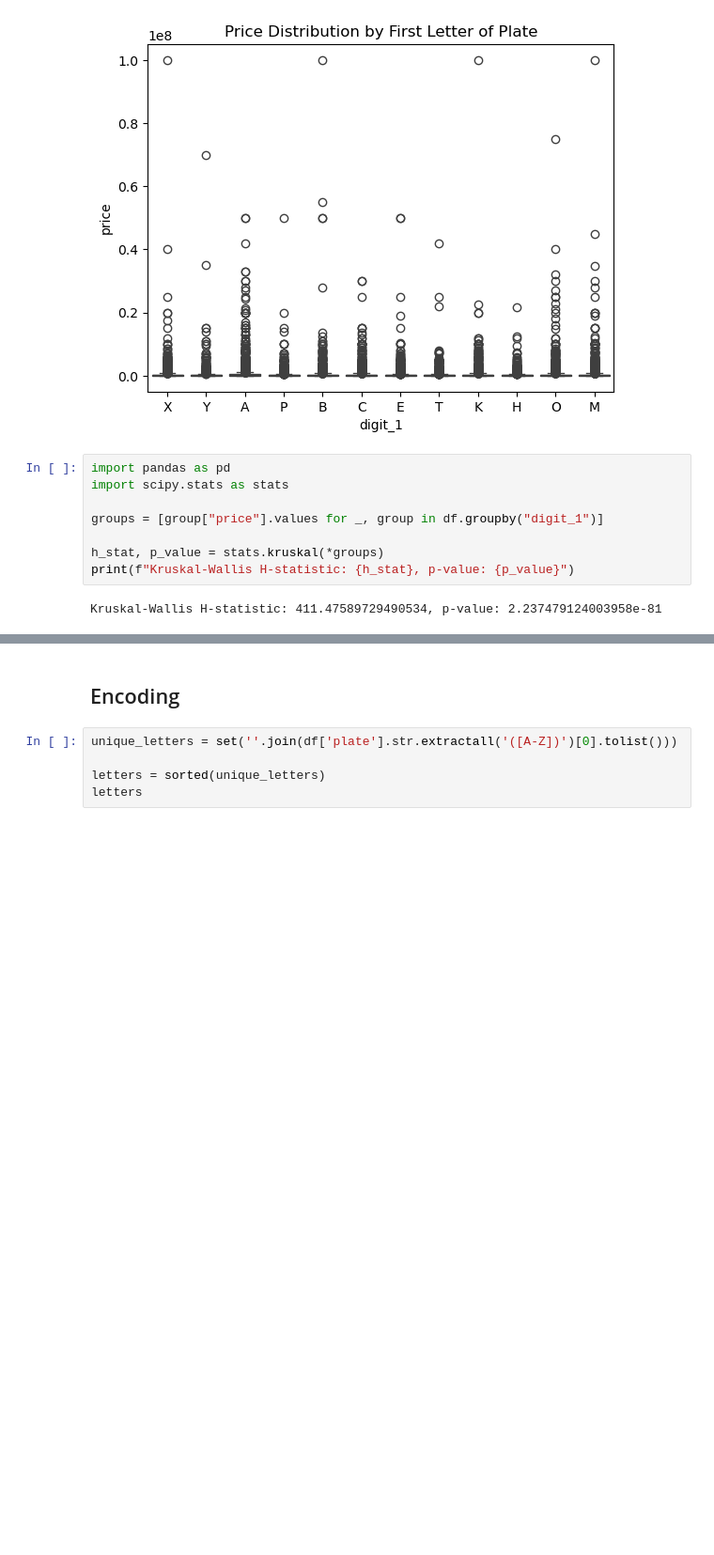
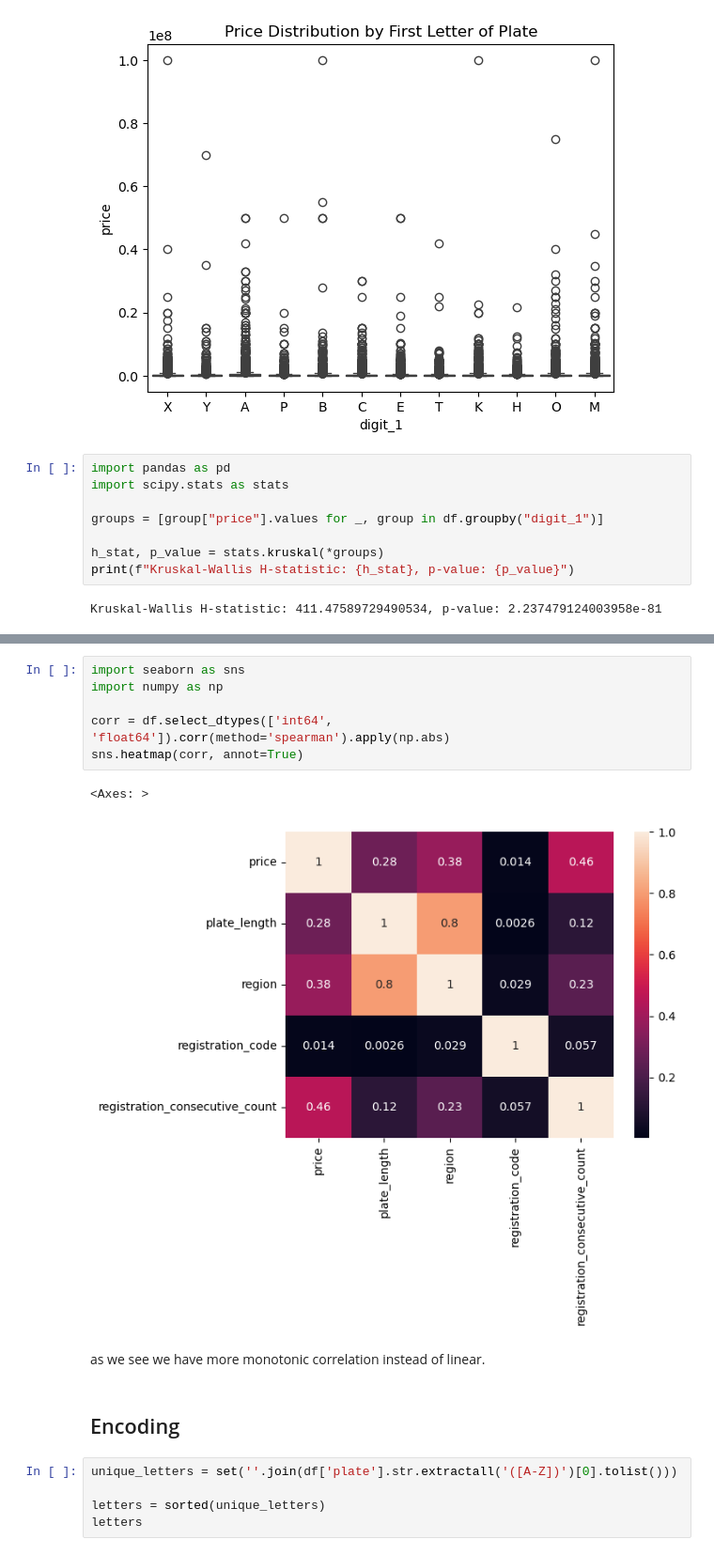
Before and after one commit to woxane/Russian-Car-Plates-Prices-Prediction, a Jupyter notebook: russian-car-plate.ipynb, the cells around one changed output, grey strips where cells are left out. Shown at 94% size. Saved outputs shown, nothing was run; the diff lists cells and outputs as text; blank space fills up the shorter version.

```diff
--- a/russian-car-plate.ipynb
+++ b/russian-car-plate.ipynb
@@ -153,3 +238,14 @@ Kruskal-Wallis H-statistic: 411.47589729490534, p-value: 2.237479124003958e-81
+# %%
+import seaborn as sns
+import numpy as np
+
+corr = df.select_dtypes(['int64', 'float64']).corr(method='spearman').apply(np.abs)
+sns.heatmap(corr, annot=True)
+# %% [output]
+<Axes: >
+[figure, added]
+# %% [markdown]
+as we see we have more monotonic correlation instead of linear.
 # %% [markdown]
 ## Encoding
 # %%
```
Also changed, not shown: parts of 8 cells of this notebook.
